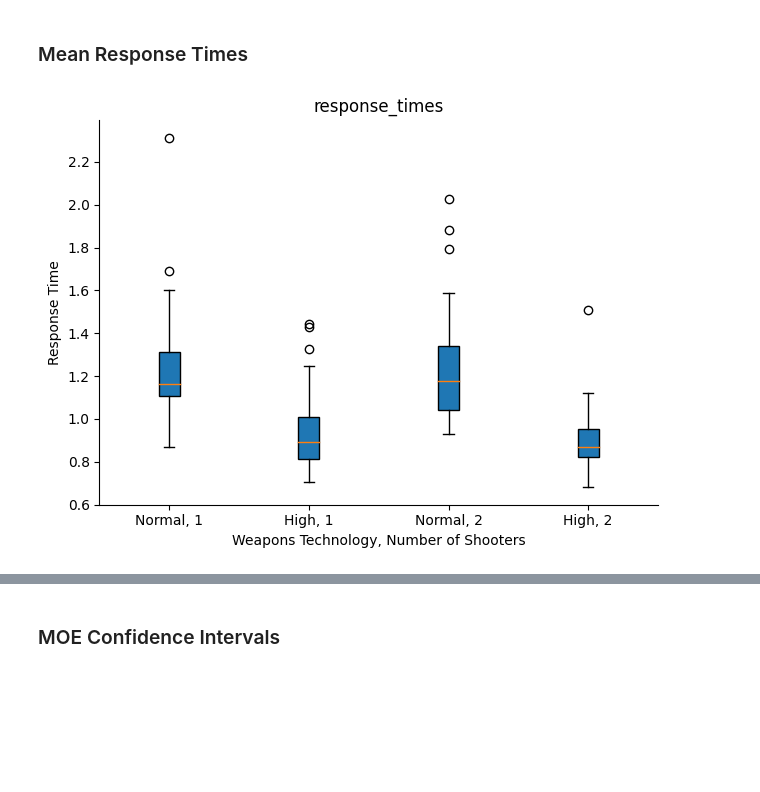
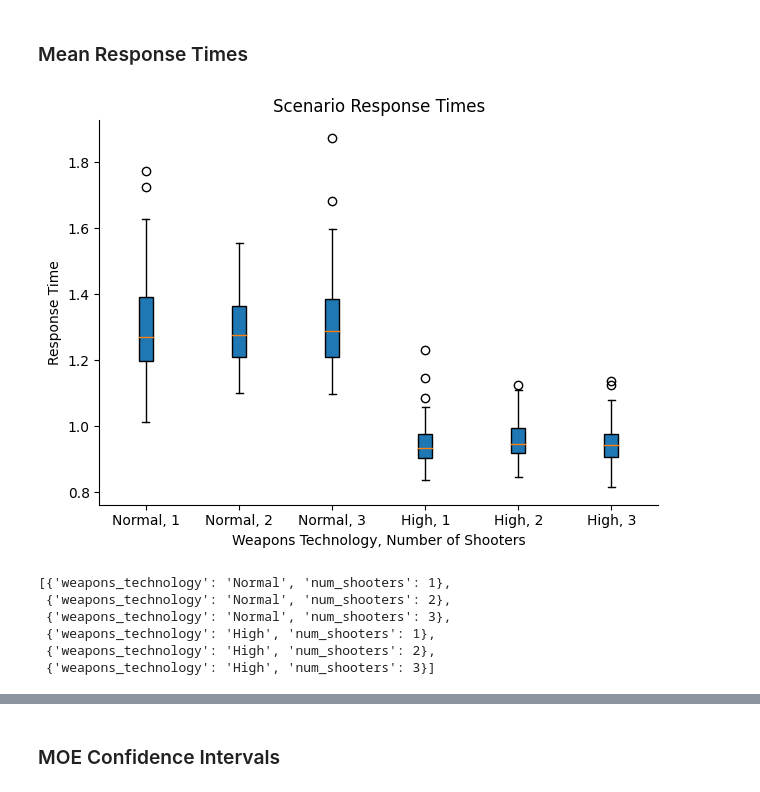
Before and after one commit to madachy/sd_incose, a Jupyter notebook: Target_Shooter_System.ipynb, the cells around one changed output, grey strips where cells are left out. Saved outputs shown, nothing was run; the diff lists cells and outputs as text; code cells hidden in the pictures; blank space fills up the shorter version.

```diff
--- a/Target_Shooter_System.ipynb
+++ b/Target_Shooter_System.ipynb
@@ -33,3 +55,7 @@ tree(requirements)
+# %%
+# scenario experiments
+weapons_technologies = ["Normal", "High"]
+shooters = [1, 2, 3]
 # %% [markdown]
 ## Parameters
 # %%
@@ -133,29 +169,32 @@ time_differences
 import numpy as np
 
 # evaluate measure of performance to attain objective mean response time < 2
-mean_response_times = []
 
 response_times_dict={}
 
-weapons_technology = "High"
+scenarios = [{'weapons_technology': weapons_technology, 'num_shooters': num_shooters} for weapons_technology in weapons_technologies for num_shooters in shooters]
 
-for num_shooters in [1, 2]:
-    for run in range(10):
+for scenario in scenarios:
+    mean_response_times = []
+    response_time_goal_attainment_percent = []
+    response_times_dict
+    for run in range(100):
+        print(scenario)
         response_times = []
 
-        if weapons_technology == "High": shooting_time = 'np.random.normal(.8, .2)'
-        if weapons_technology == "Normal": shooting_time = 'np.random.normal(1, .3)'
+        if scenario['weapons_technology'] == "High": shooting_time = 'abs(np.random.normal(.8, .2))'
+        if scenario['weapons_technology'] == "Normal": shooting_time = 'np.clip(np.random.normal(1, .5), 0, 10)'
 
         init_de_model()
         add_source('incoming targets',
                 entity_name="target",
-                num_entities = 10,
+                num_entities = num_targets,
                 connections={'shooter': 1},
                 interarrival_time='np.random.exponential(3)')
 
         add_server(name='shooter',
                 connections={'shot targets': 1},
-                service_time='np.random.normal(1, .3)',
+                service_time=shooting_time,
                 capacity = num_shooters)
 
         add_terminate('shot targets')
@@ -163,19 +202,16 @@ for num_shooters in [1, 2]:
         model_data, target_entity_data = run_model(verbose=False)
 
         response_times = [target['departure'] - target['arrival'] for target in target_entity_data.values()]
-        """
-        for data in target_entity_data.values():
-            response_time = data['departure'] - data['arrival']
-            response_times.append(response_time)
-        """
 
         # Calculate the percentage of response times less than 2
         count = sum(1 for time in response_times if time < 1.2)
         percentage = count / len(response_times) * 100
+        response_time_goal_attainment_percent.append(percentage)
 
         mean_response_times.append(np.mean(response_times))
-        response_times_dict[num_shooters] = mean_response_times
+        response_times_dict[(scenario['weapons_technology'], scenario['num_shooters'])] = mean_response_times
 
+response_time_goal_attainment_percent
 mean_response_times
 response_times_dict
 # %% [output]
@@ -312,23 +276,34 @@ response_times_dict
 # %%
 import matplotlib.pyplot as plt
 # boxplots
 
-#data_lists = normal_1_response_times, high_1_response_times, normal_2_response_times, high_2_response_times
-
-data_lists = response_times_dict[('Normal', 1)], response_times_dict[('High', 1)], response_times_dict[('Normal', 2)], response_times_dict[('High', 2)]
+data_lists = []
+tick_labels = []
+for scenario in scenarios:
+    data_lists.append(response_times_dict[(scenario['weapons_technology'], scenario['num_shooters'])])
+    tick_labels.append(f"{scenario['weapons_technology']}, {scenario['num_shooters']}")
 
 figure, axis1 = plt.subplots()
 #axis1.set_ylim([40, 90])
-axis1.set_title('response_times')
+axis1.set_title('Scenario Response Times')
 axis1.set_xlabel('Weapons Technology, Number of Shooters')
 axis1.set_ylabel('Response Time')
 axis1.boxplot(data_lists, widths=0.15, vert=True, patch_artist=True)
-axis1.set(xticklabels = ['Normal, 1', 'High, 1', 'Normal, 2', 'High, 2'])
+axis1.set(xticklabels = tick_labels)
 
 plt.tight_layout()
 plt.show()
 # %% [output]
-[figure, old version]
+[figure, new version]
+# %%
+scenarios
+# %% [output]
+[{'weapons_technology': 'Normal', 'num_shooters': 1},
+ {'weapons_technology': 'Normal', 'num_shooters': 2},
+ {'weapons_technology': 'Normal', 'num_shooters': 3},
+ {'weapons_technology': 'High', 'num_shooters': 1},
+ {'weapons_technology': 'High', 'num_shooters': 2},
+ {'weapons_technology': 'High', 'num_shooters': 3}]
 # %%
 target_entity_data
 # %% [output]
```
Also changed, not shown: parts of 19 cells of this notebook.
